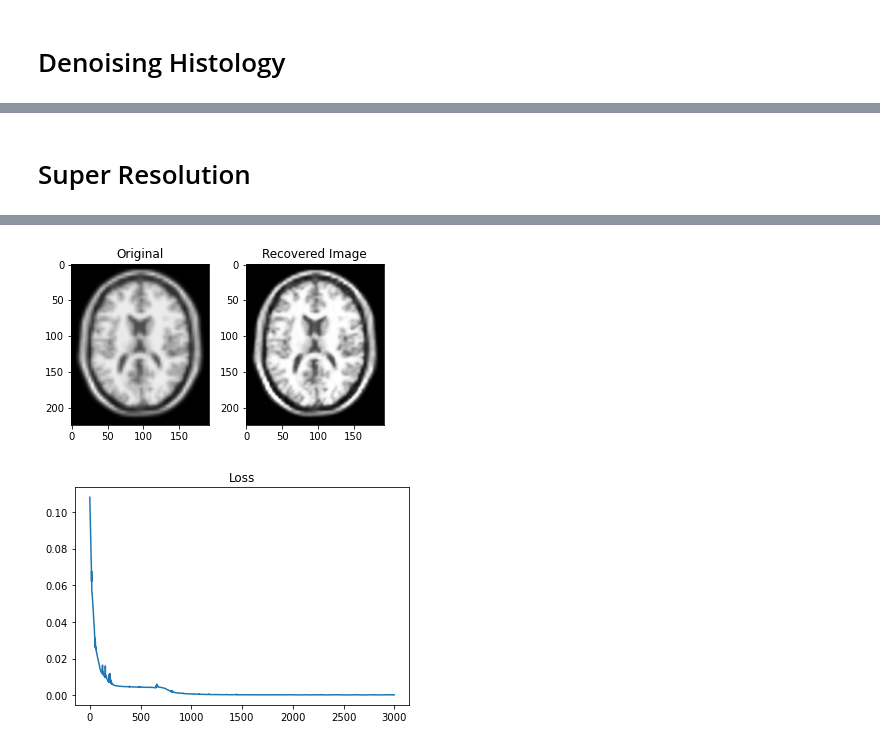
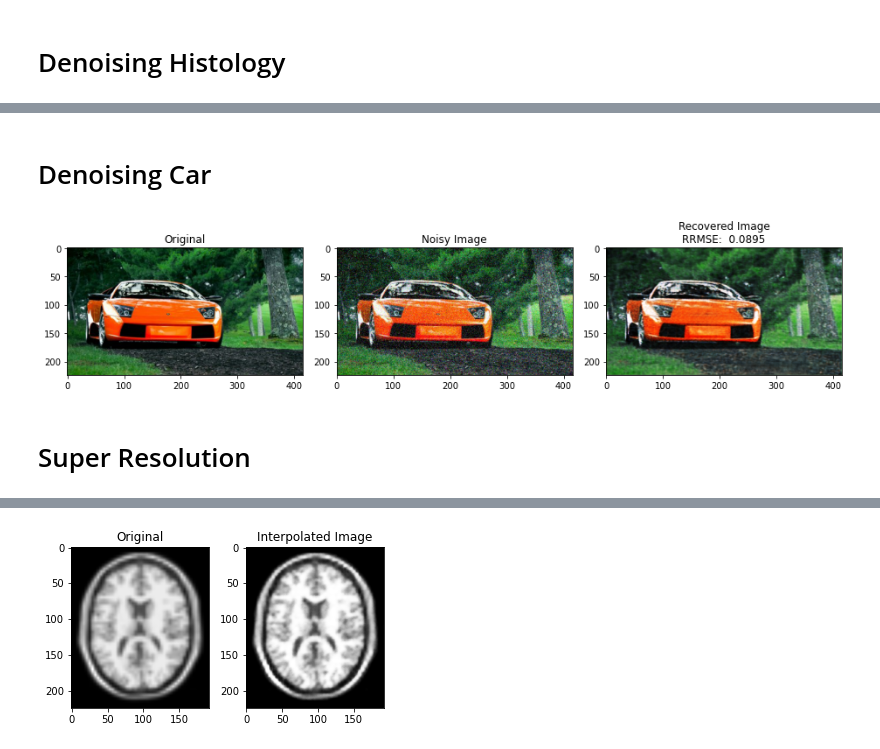
Before and after one commit to anuj27596/image-restoration, a Jupyter notebook: image_restroration.ipynb, the cells around one changed output, grey strips where cells are left out. Cells and saved outputs as stored; diff of their text form; code cells hidden in the pictures.

```diff
--- a/image_restroration.ipynb
+++ b/image_restroration.ipynb
@@ -240,4 +230,36 @@ WARNING:tensorflow:6 out of the last 6 calls to <function Model.make_predict_fun
 [figure]
+# %% [markdown]
+# Denoising Car
+# %%
+nl_car_img = plt.imread('data/car.png')
+M, N, C = nl_car_img.shape
+sigma = 0.1
+noisy_car_img = nl_car_img + sigma * np.random.randn(M, N, C)
+noisy_car_img = np.vectorize(lambda x: 1.0 if x>1 else 0.0 if x<0 else x)(noisy_car_img)
+
+F = 16
+
+model = get_Model(Input((M, N, F)), n_filters=8, depth=4, output_channels=C)
+model.compile(optimizer=Adam(), loss='mse', metrics=[rrmse_gr(nl_car_img)])
+
+np.random.seed(2)
+z = np.random.uniform(low=-1, high=1, size=(1,M,N,F))
+
+model.fit(z, noisy_car_img.reshape((1,M,N,C)), epochs=1600, verbose=0)
+
+rec_car_img = model.predict(z)[0]
+
+fig, (ax1, ax2, ax3) = plt.subplots(1, 3, figsize=(13, 8))
+
+ax1.set_title("Original")
+ax1.imshow(nl_car_img)
+ax2.set_title("Noisy Image")
+ax2.imshow(noisy_car_img)
+ax3.set_title(f"Recovered Image\nRRMSE: {rrmse(nl_car_img, rec_car_img): 0.4f}")
+ax3.imshow(rec_car_img)
+fig.tight_layout()
+# %% [output]
+[figure, added]
 # %% [markdown]
 # Super Resolution
 # %%
@@ -263,14 +285,9 @@ fig, (ax1, ax2) = plt.subplots(1, 2, figsize=(5, 3))
 ax1.set_title("Original")
 from skimage.transform import resize
 ax1.imshow(resize(mri_img, (4*M, 4*N)), cmap='gray')
-ax2.set_title("Recovered Image")
+ax2.set_title("Interpolated Image")
 ax2.imshow(rec_highres_mri_img[:,:,0], cmap='gray')
 fig.tight_layout()
 
-
-plt.figure()
-plt.title('Loss')
-plt.plot(hist.history['loss'])
-
 plt.show()
 # %% [output]
@@ -278,4 +294,3 @@ WARNING:tensorflow:7 out of the last 7 calls to <function Model.make_predict_fun
-[figure, old version]
+[figure, new version]
-[figure, removed]
 # %%
 plt.imsave('recovered_images/cat.png', rec_cat_img)
```
Also changed, not shown: parts of 6 cells of this notebook, 7 other files.
